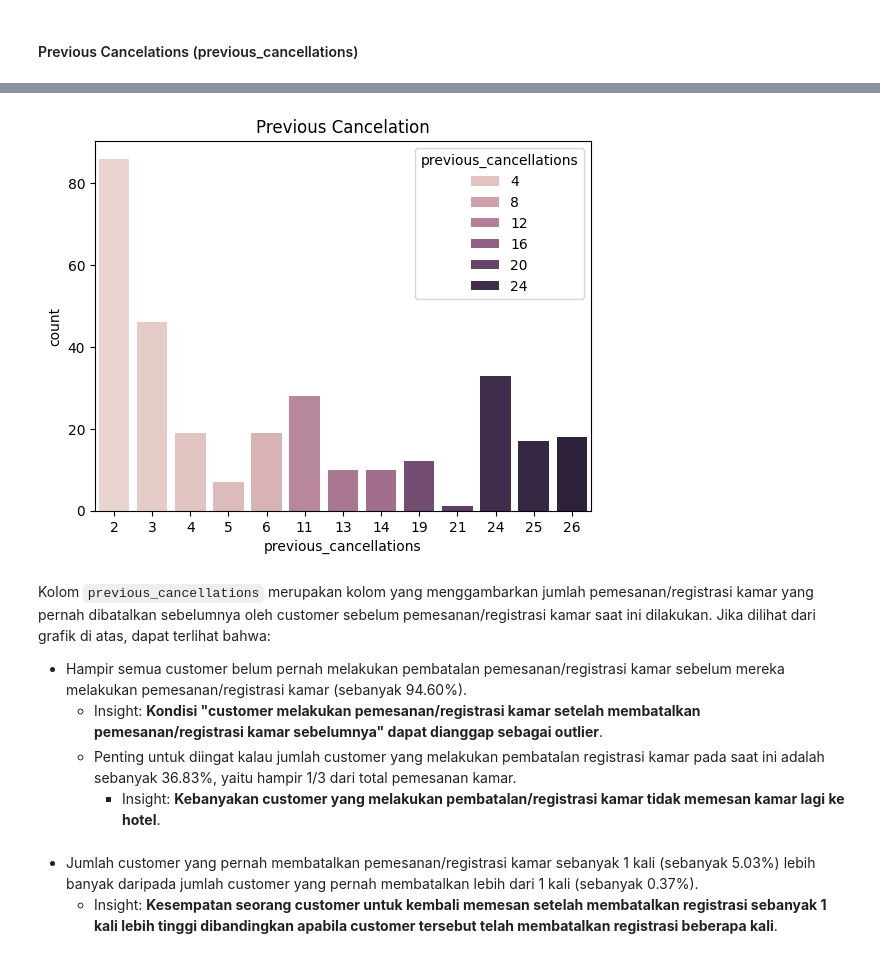
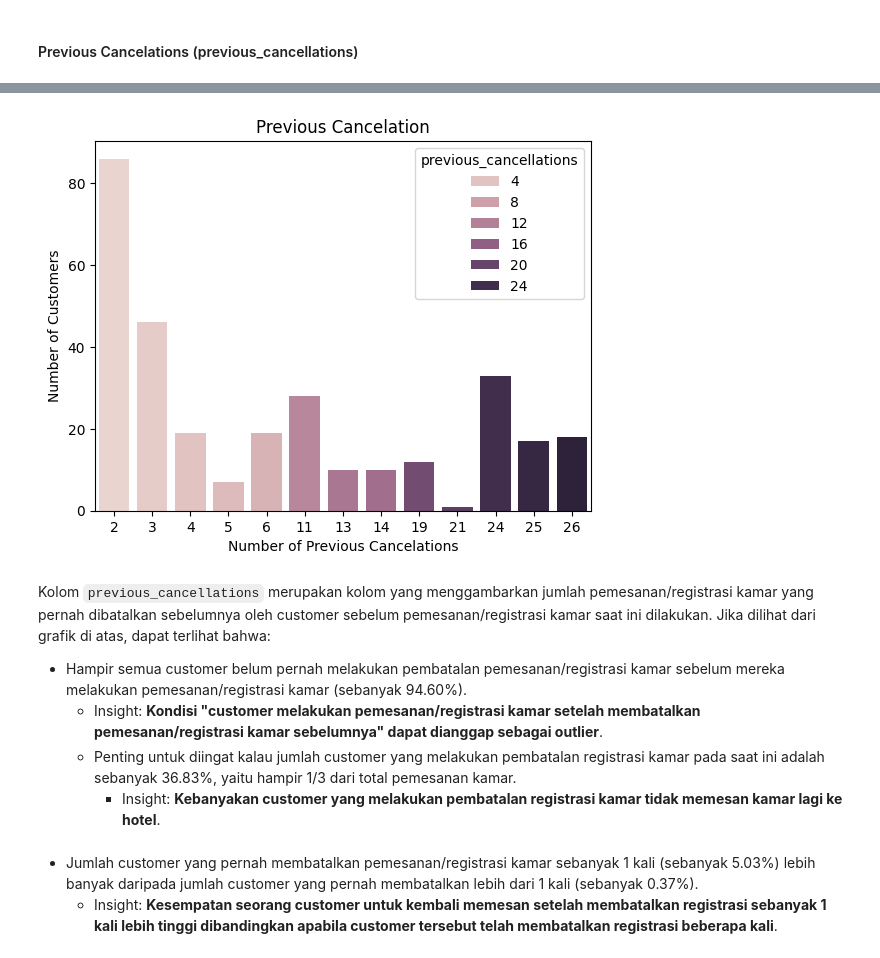
Before and after one commit to faishalhanan/capstone_modul3_hotelbookingcancelation, a Jupyter notebook: JCDSBSDAM-31_Faishal_Hananta_Aji_Capstone_Modul_3.ipynb, the cells around one changed output, grey strips where cells are left out. Cells and saved outputs as stored; diff of their text form; code cells hidden in the pictures.

```diff
--- a/JCDSBSDAM-31_Faishal_Hananta_Aji_Capstone_Modul_3.ipynb
+++ b/JCDSBSDAM-31_Faishal_Hananta_Aji_Capstone_Modul_3.ipynb
@@ -458,19 +478,21 @@ for cancel in unique_cancel:
 # %%
 # Distribusi jumlah pemesan kamar hotel terbagi berdasarkan jumlah pemesanan kamar hotel yang pernah dibatalkan
 # Untuk pemesan kamar hotel yang pernah membatalkan pemesanan kamar sebanyak >1 kali
 sns.countplot(data=df[df["previous_cancellations"] > 1],
               x="previous_cancellations",
               hue="previous_cancellations")
 plt.title("Previous Cancelation")
+plt.xlabel("Number of Previous Cancelations")
+plt.ylabel("Number of Customers")
 plt.show()
 # %% [output]
-[figure, old version]
+[figure, new version]
 # %% [markdown]
 Kolom `previous_cancellations` merupakan kolom yang menggambarkan jumlah pemesanan/registrasi kamar yang pernah dibatalkan sebelumnya oleh customer sebelum pemesanan/registrasi kamar saat ini dilakukan. Jika dilihat dari grafik di atas, dapat terlihat bahwa:
 - Hampir semua customer belum pernah melakukan pembatalan pemesanan/registrasi kamar sebelum mereka melakukan pemesanan/registrasi kamar (sebanyak 94.60%).
     - Insight: **Kondisi "customer melakukan pemesanan/registrasi kamar setelah membatalkan pemesanan/registrasi kamar sebelumnya" dapat dianggap sebagai outlier**.
     - Penting untuk diingat kalau jumlah customer yang melakukan pembatalan registrasi kamar pada saat ini adalah sebanyak 36.83%, yaitu hampir 1/3 dari total pemesanan kamar.
-        - Insight: **Kebanyakan customer yang melakukan pembatalan/registrasi kamar tidak memesan kamar lagi ke hotel**.
+        - Insight: **Kebanyakan customer yang melakukan pembatalan registrasi kamar tidak memesan kamar lagi ke hotel**.
 # %% [markdown]
 - Jumlah customer yang pernah membatalkan pemesanan/registrasi kamar sebanyak 1 kali (sebanyak 5.03%) lebih banyak daripada jumlah customer yang pernah membatalkan lebih dari 1 kali (sebanyak 0.37%).
     - Insight: **Kesempatan seorang customer untuk kembali memesan setelah membatalkan registrasi sebanyak 1 kali lebih tinggi dibandingkan apabila customer tersebut telah membatalkan registrasi beberapa kali**.
```
Also changed, not shown: parts of 29 cells of this notebook.
